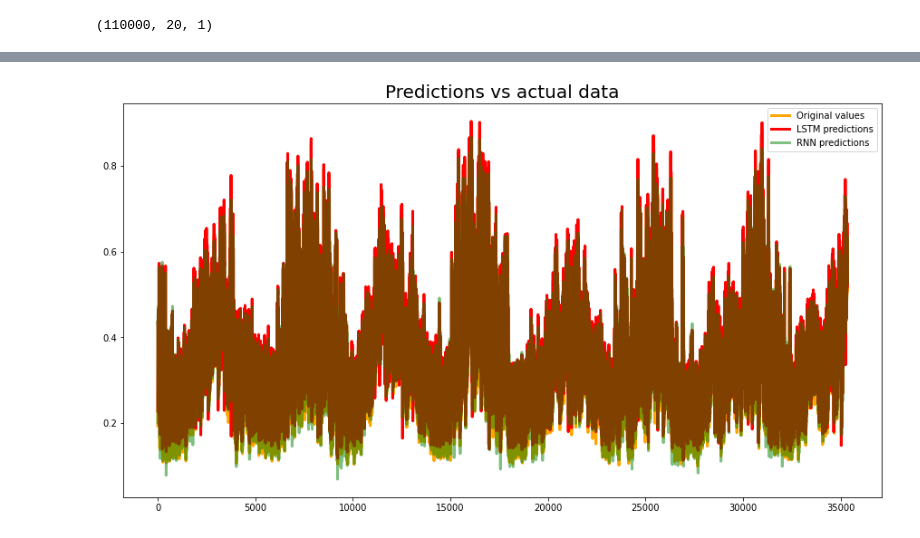
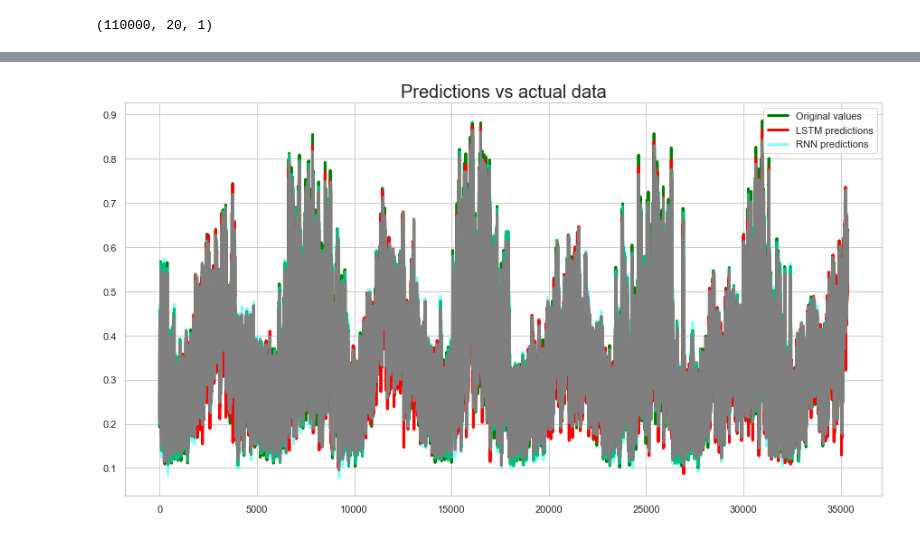
Before and after one commit to Radhika025/Power-Grid-Energy-Consumption-Time-Series-Analysis-and-Prediction, a Jupyter notebook: neuralNetwork.ipynb, the cells around one changed output, grey strips where cells are left out. Cells and saved outputs as stored; diff of their text form; code cells hidden in the pictures.

```diff
--- a/neuralNetwork.ipynb
+++ b/neuralNetwork.ipynb
@@ -9,6 +11,9 @@ from sklearn.metrics import r2_score
 
 from keras.layers import Dense,Dropout,SimpleRNN,LSTM
 from keras.models import Sequential
+# %%
+rcParams['figure.figsize'] = (10, 6)
+sns.set_theme(palette='muted', style='whitegrid')
 # %%
 df = pd.read_csv('PJME_hourly.csv')
 print(df.shape)
@@ -304,11 +308,11 @@ plot_predictions(y_test, lstm_predictions, "Predictions made by LSTM model")
 # %%
 plt.figure(figsize=(15,8))
 
-plt.plot(y_test, c="orange", linewidth=3, label="Original values")
+plt.plot(y_test, c="green", linewidth=3, label="Original values")
 plt.plot(lstm_predictions, c="red", linewidth=3, label="LSTM predictions")
-plt.plot(rnn_predictions, alpha=0.5, c="green", linewidth=3, label="RNN predictions")
+plt.plot(rnn_predictions, alpha=0.5, c="cyan", linewidth=3, label="RNN predictions")
 plt.legend()
 plt.title("Predictions vs actual data", fontsize=20)
 plt.show()
 # %% [output]
-[figure, old version]
+[figure, new version]
```
Also changed, not shown: parts of 12 cells of this notebook, 3 other files.
